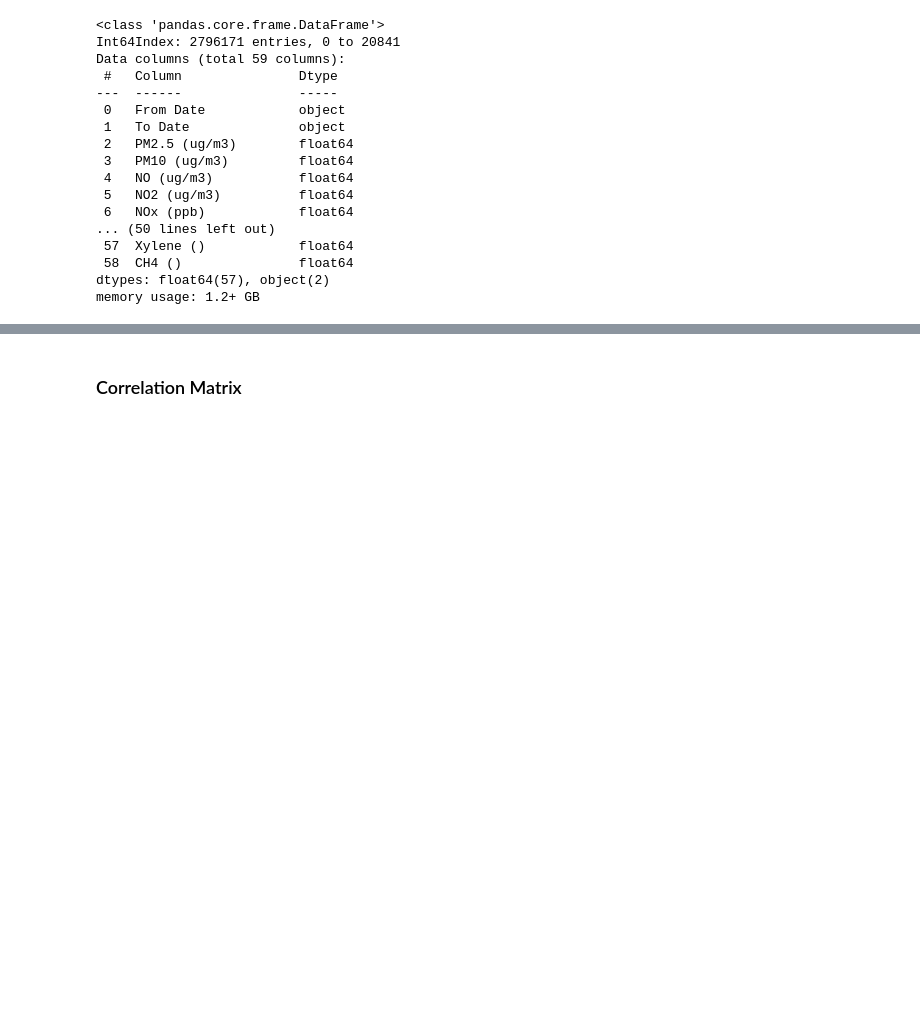
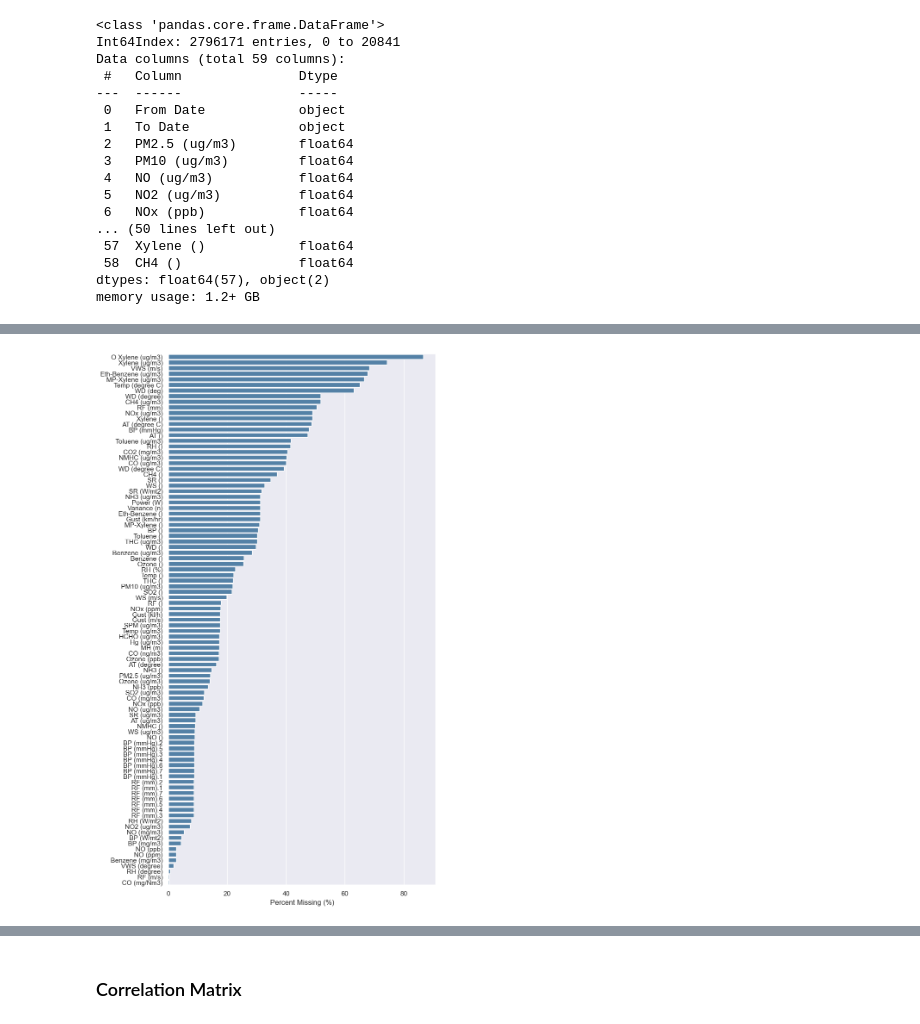
Before and after one commit to sotostzam/india-air-quality-analysis, a Jupyter notebook: main.ipynb, the cells around one changed output, grey strips where cells are left out. Cells and saved outputs as stored; diff of their text form; code cells hidden in the pictures; blank space fills up the shorter version.

```diff
--- a/main.ipynb
+++ b/main.ipynb
@@ -266,0 +218,10 @@ As it seems I was able to merge the following features. The rest have too many m
+# %%
+df_null_info = pd.DataFrame.from_dict(features, orient='index', columns=['Null Count'])
+df_null_info['Percent Missing (%)'] = round(df_null_info['Null Count'] * 100 / total_records, 2)
+df_null_info = df_null_info.sort_values(by=['Null Count'], ascending=False)
+
+plt.figure(figsize=(8, 16))
+sns.barplot(data=df_null_info, x='Percent Missing (%)', y=df_null_info.index, orient='h', color='steelblue')
+plt.show()
+# %% [output]
+[figure, added]
```
Also changed, not shown: parts of 70 cells of this notebook, 1 other file.
